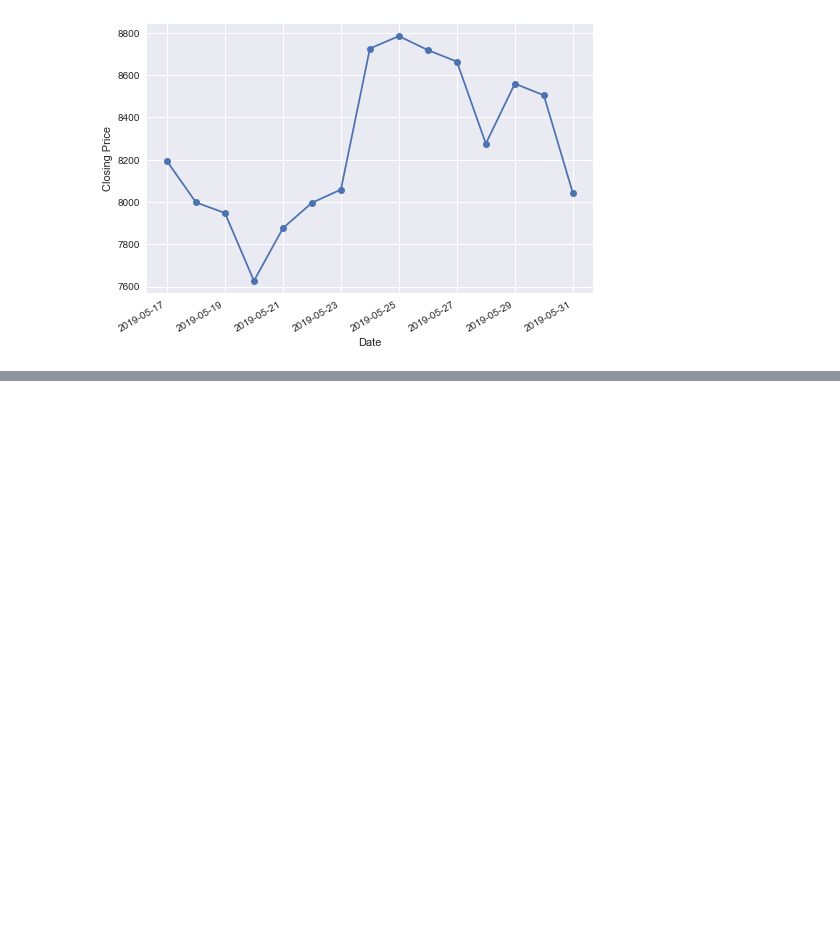
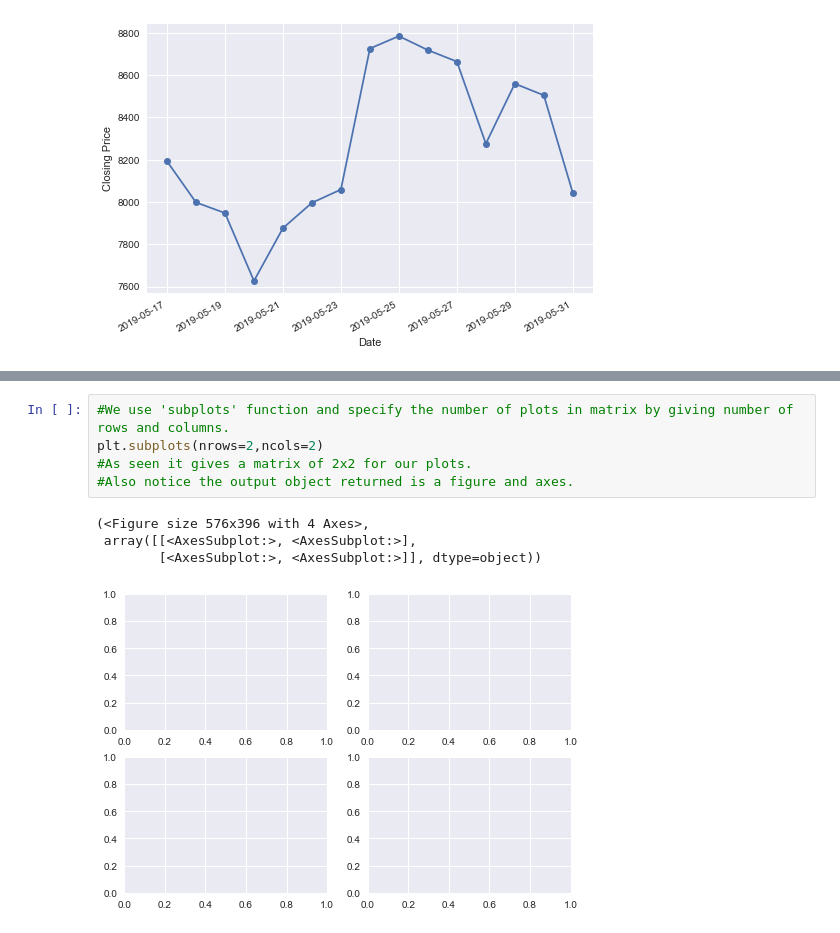
Before and after one commit to Raghav087/Python, a Jupyter notebook: Matplotlib.ipynb, the cells around one changed output, grey strips where cells are left out. Cells and saved outputs as stored; diff of their text form; blank space fills up the shorter version.

Commit message:
Added Subplots.

```diff
--- a/Matplotlib.ipynb
+++ b/Matplotlib.ipynb
@@ -382,0 +386,10 @@ plt.show()
+# %%
+#We use 'subplots' function and specify the number of plots in matrix by giving number of rows and columns.
+plt.subplots(nrows=2,ncols=2)
+#As seen it gives a matrix of 2x2 for our plots.
+#Also notice the output object returned is a figure and axes.
+# %% [output]
+(<Figure size 576x396 with 4 Axes>,
+ array([[<AxesSubplot:>, <AxesSubplot:>],
+        [<AxesSubplot:>, <AxesSubplot:>]], dtype=object))
+[figure, added]
```
Also changed, not shown: parts of 11 cells of this notebook.
